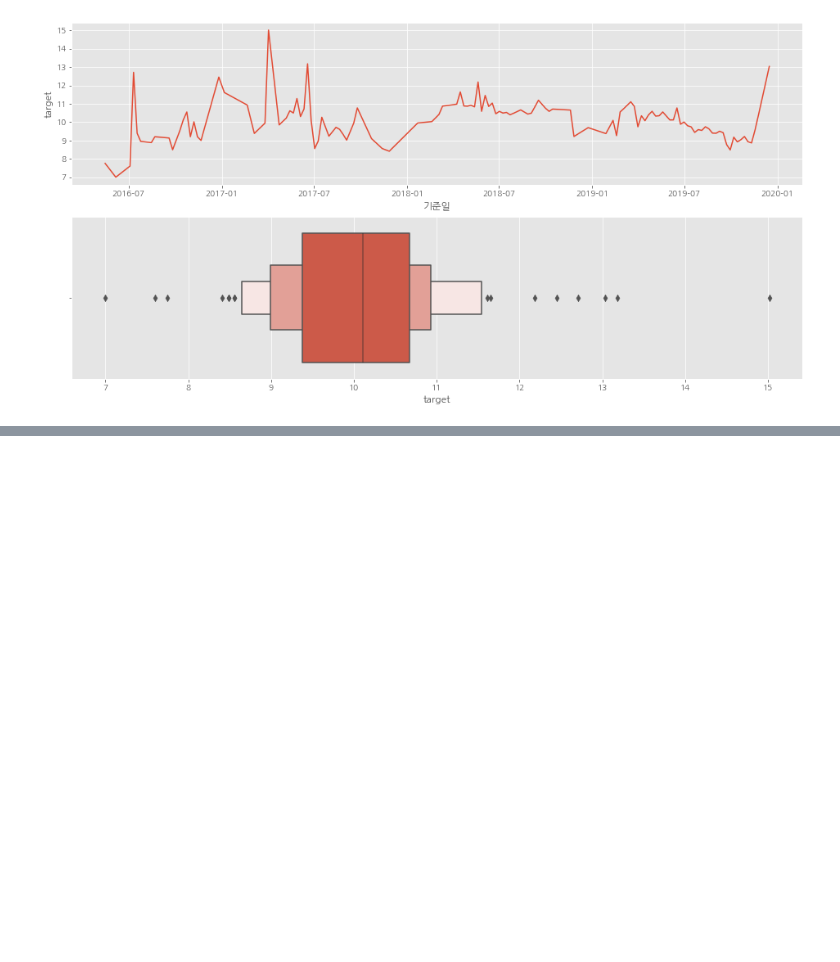
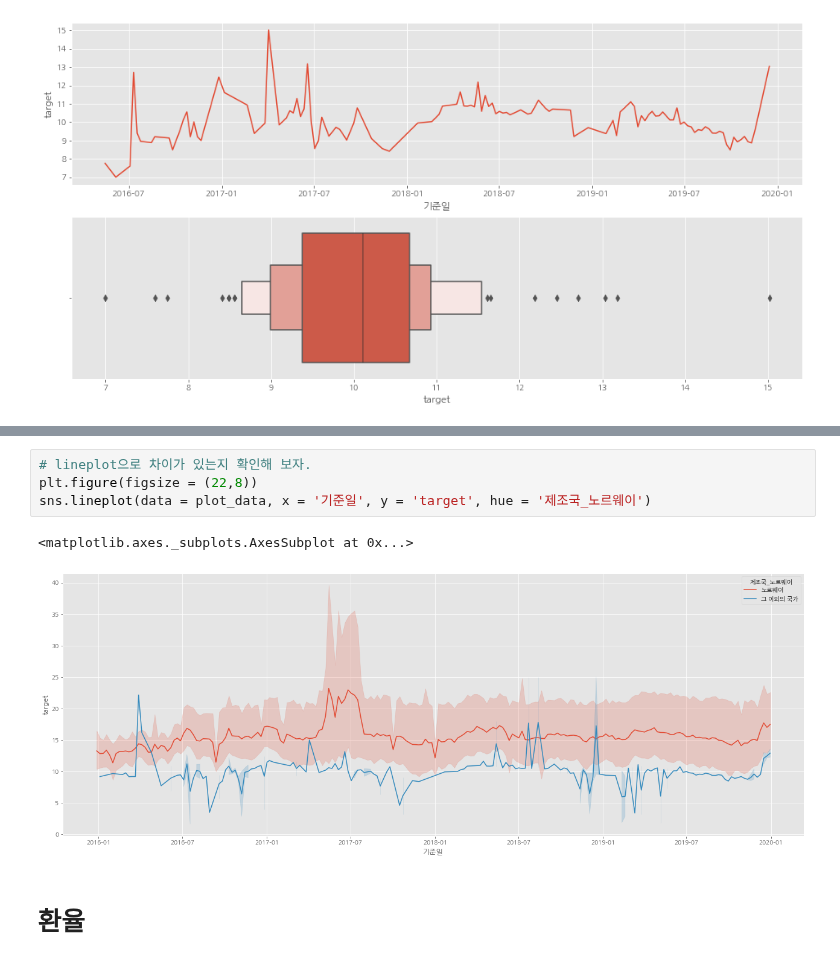
Before and after one commit to qkrwjdduf159/BigContest, a Jupyter notebook: 연어 이상치 제거 X.ipynb, the cells around one changed output, grey strips where cells are left out. Saved outputs shown, nothing was run; the diff lists cells and outputs as text; blank space fills up the shorter version.

```diff
--- a/연어 이상치 제거 X.ipynb
+++ b/연어 이상치 제거 X.ipynb
@@ -425,0 +432,9 @@ sns.boxenplot(df[df['제조국'] == '영국']['target'], ax = ax[1])
+# %%
+# lineplot으로 차이가 있는지 확인해 보자.
+plt.figure(figsize = (22,8))
+sns.lineplot(data = plot_data, x = '기준일', y = 'target', hue = '제조국_노르웨이')
+# %% [output]
+<matplotlib.axes._subplots.AxesSubplot at 0x...>
+[figure, added]
+# %% [markdown]
+# 환율
```
Also changed, not shown: parts of 32 cells of this notebook.
